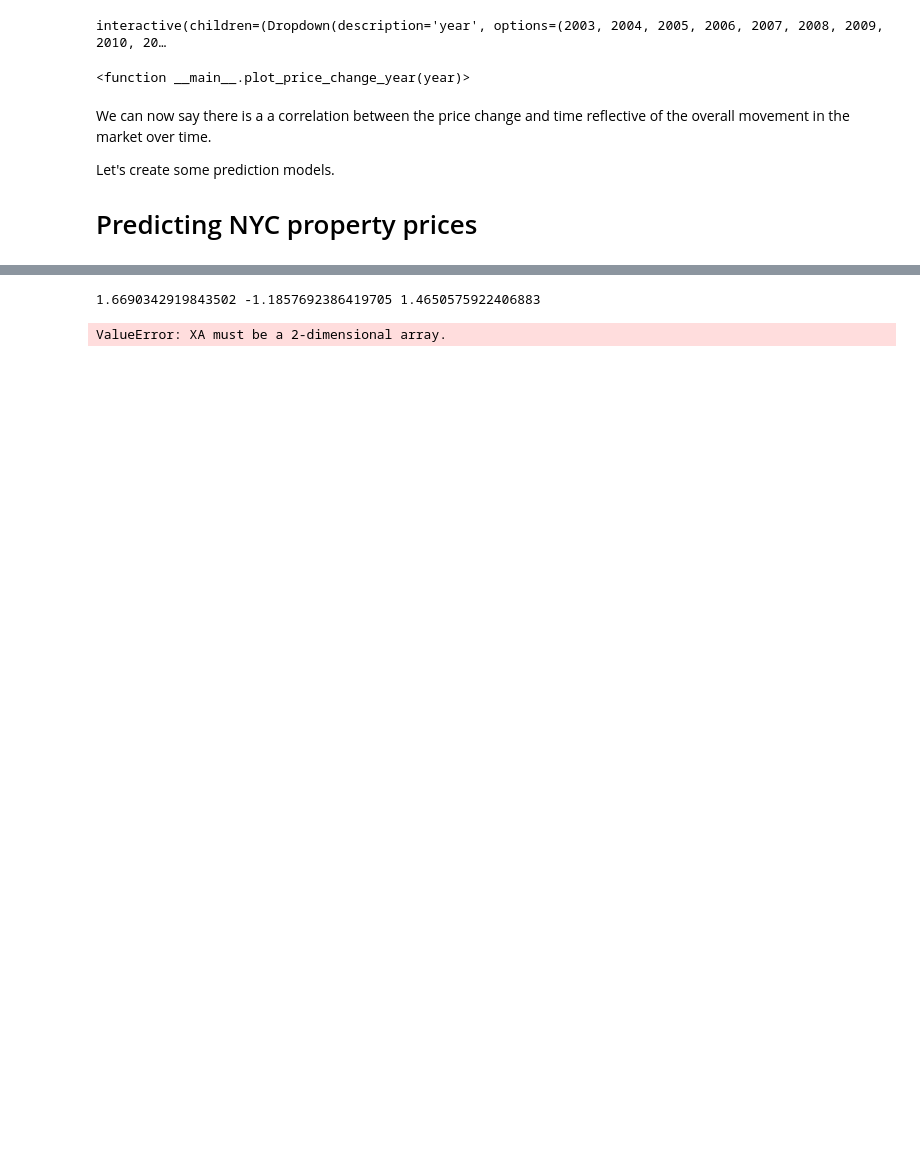
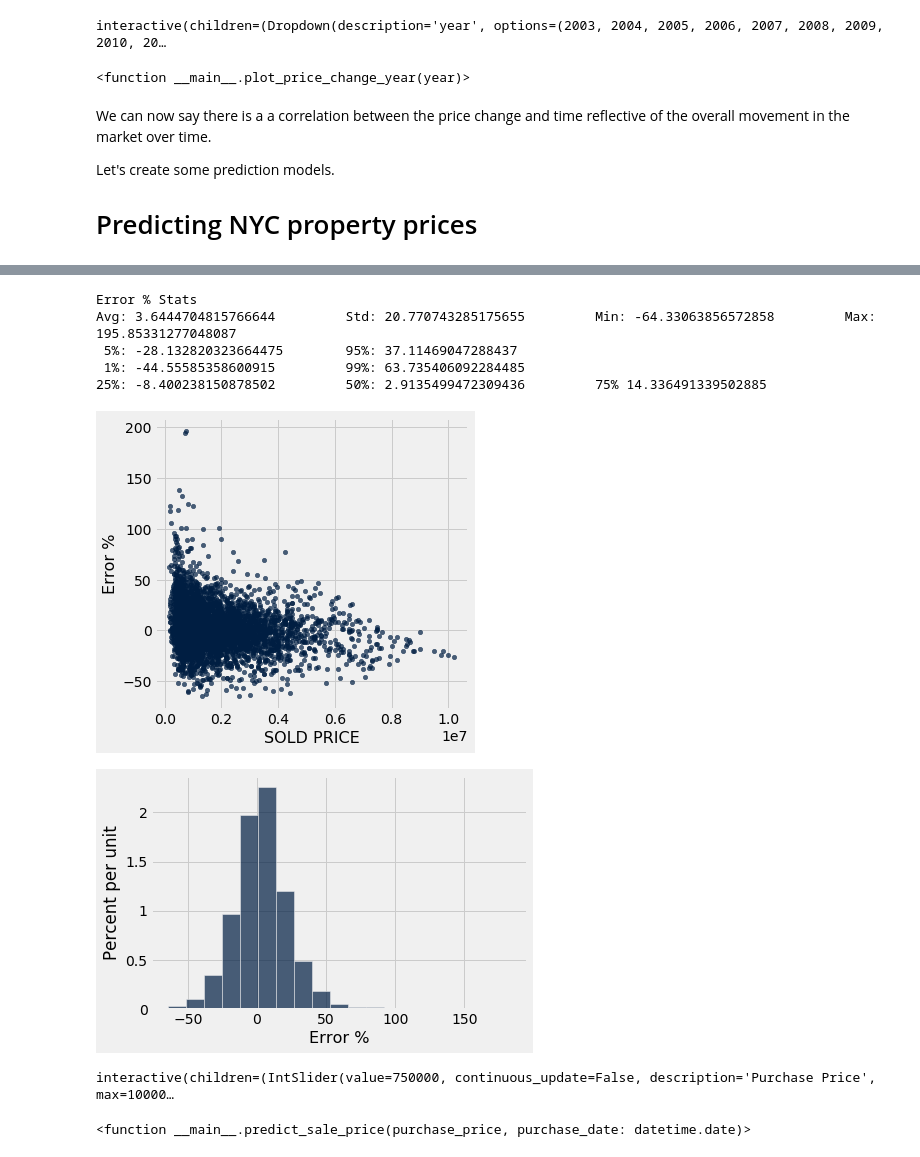
Before and after one commit to somya/nyc_apt_price_predictor, a Jupyter notebook: 03 NYC Property Sale Analysis.ipynb, the cells around one changed output, grey strips where cells are left out. Saved outputs shown, nothing was run; the diff lists cells and outputs as text; code cells hidden in the pictures; blank space fills up the shorter version.

```diff
--- a/03 NYC Property Sale Analysis.ipynb
+++ b/03 NYC Property Sale Analysis.ipynb
@@ -431,30 +390,16 @@ def evaluate_accuracy(training, test, k):
-# %%
-
-purchase_date = datetime.datetime(2012, 11, 1).timestamp()
-purchase_price = 68500
-sold_date = datetime.datetime.now().timestamp()
-
-
-purchase_date_su = (purchase_date - np.mean(purchase_dates_timestamps)) / np.std(purchase_dates_timestamps)
-purchase_price_su = (purchase_price - np.mean(condo_sales.column(COL_PURCHASE_PRICE))) / np.std(condo_sales.column(COL_PURCHASE_PRICE))
-sold_date_su = (sold_date - np.mean(sold_dates_timestamps)) / np.std(sold_dates_timestamps)
-
-print(purchase_date_su, purchase_price_su, sold_date_su)
-
-example_nn_row = Table(distance_columns)
-example_nn_row = example_nn_row.with_row([purchase_date_su,purchase_price_su ])
-# print(example_nn_row)
-
-estimate(training_sales, example_nn_row.row(0), 10)
-closest(training_sales, example_nn_row.row(0), 10)
-# %% [output]
-1.6690342919843502 -1.1857692386419705 1.4650575922406883
-ValueError: XA must be a 2-dimensional array.
 # %%
 
-sample_sales =  test_sales.sample(5)
-%lprun -f distance evaluate_accuracy(training_sales, sample_sales, 10)
+sample_sales =  test_sales
+estimates = evaluate_accuracy(training_sales, sample_sales, 10)
 # %%
-estimates.scatter(COL_PURCHASE_PRICE, 'Accuracy %')
+estimates.scatter(COL_SOLD_PRICE, 'Error %')
 
-col_stats(estimates, "Accuracy %")
+col_stats(estimates, "Error %")
+# %% [output]
+Error % Stats
+Avg: 3.6444704815766644         Std: 20.770743285175655         Min: -64.33063856572858         Max: 195.85331277048087
+ 5%: -28.132820323664475        95%: 37.11469047288437
+ 1%: -44.55585358600915         99%: 63.735406092284485
+25%: -8.400238150878502         50%: 2.9135499472309436         75% 14.336491339502885
+[figure, added]
+[figure, added]
@@ -507,0 +457,8 @@ Table().with_columns(
+# %%
+style = {'description_width': 'initial'}
+IntSlider(description='A too long description', style=style)
+
+interact( predict_sale_price, purchase_price=purchase_price_slider, purchase_date=purchase_date_picker, )
+# %% [output]
+interactive(children=(IntSlider(value=750000, continuous_update=False, description='Purchase Price', max=10000…
+<function __main__.predict_sale_price(purchase_price, purchase_date: datetime.date)>
```
Also changed, not shown: parts of 27 cells of this notebook, 28 other files.
